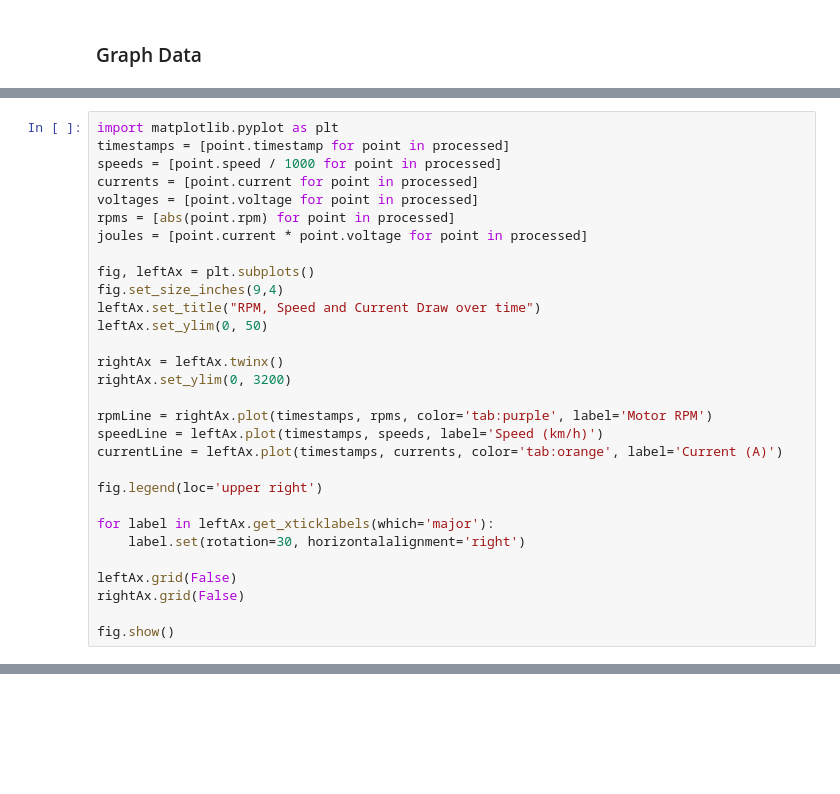
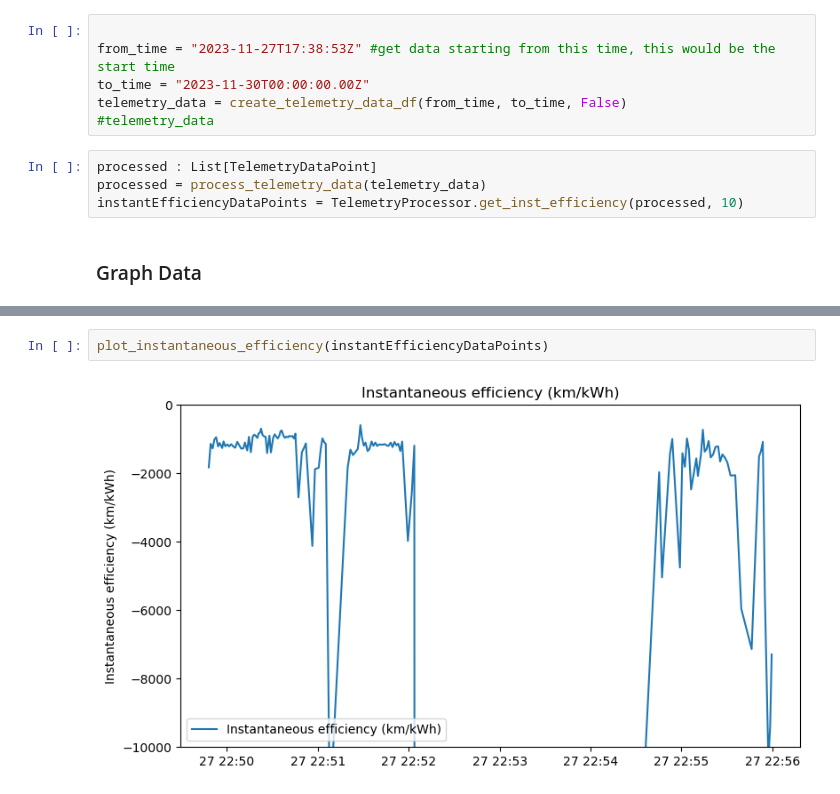
Before and after one commit to UOSupermileage/UOSM-TelemetryDataProcessing, a Jupyter notebook: ArduinoCloudData.ipynb, the cells around one changed output, grey strips where cells are left out. Drawn from its saved outputs; the diff is of its cells as text; blank space fills up the shorter version.

Commit message:
make graphs and some fixes
make instantaneous efficiency and power consumption graph

```diff
--- a/ArduinoCloudData.ipynb
+++ b/ArduinoCloudData.ipynb
@@ -326,2 +337,12 @@ instantEfficiencyDataPoints = TelemetryProcessor.get_inst_efficiency(processed,
+# %%
+
+from_time = "2023-11-27T17:38:53Z" #get data starting from this time, this would be the start time
+to_time = "2023-11-30T00:00:00.00Z"
+telemetry_data = create_telemetry_data_df(from_time, to_time, False)
+#telemetry_data
+# %%
+processed : List[TelemetryDataPoint]
+processed = process_telemetry_data(telemetry_data)
+instantEfficiencyDataPoints = TelemetryProcessor.get_inst_efficiency(processed, 10)
 # %% [markdown]
 ### Graph Data
@@ -330,30 +348,0 @@ instantEfficiencyDataPoints = TelemetryProcessor.get_inst_efficiency(processed,
-# %%
-import matplotlib.pyplot as plt
-timestamps = [point.timestamp for point in processed]
-speeds = [point.speed / 1000 for point in processed]
-currents = [point.current for point in processed]
-voltages = [point.voltage for point in processed]
-rpms = [abs(point.rpm) for point in processed]
-joules = [point.current * point.voltage for point in processed]
-
-fig, leftAx = plt.subplots()
-fig.set_size_inches(9,4)
-leftAx.set_title("RPM, Speed and Current Draw over time")
-leftAx.set_ylim(0, 50)
-
-rightAx = leftAx.twinx()
-rightAx.set_ylim(0, 3200)
-
-rpmLine = rightAx.plot(timestamps, rpms, color='tab:purple', label='Motor RPM')
-speedLine = leftAx.plot(timestamps, speeds, label='Speed (km/h)')
-currentLine = leftAx.plot(timestamps, currents, color='tab:orange', label='Current (A)')
-
-fig.legend(loc='upper right')
-
-for label in leftAx.get_xticklabels(which='major'):
-    label.set(rotation=30, horizontalalignment='right')
-
-leftAx.grid(False)
-rightAx.grid(False)
-
-fig.show()
@@ -362,0 +422,4 @@ fig.show()
+# %%
+plot_instantaneous_efficiency(instantEfficiencyDataPoints)
+# %% [output]
+[figure, added]
```
Also changed, not shown: parts of 9 cells of this notebook, 1 other file.
